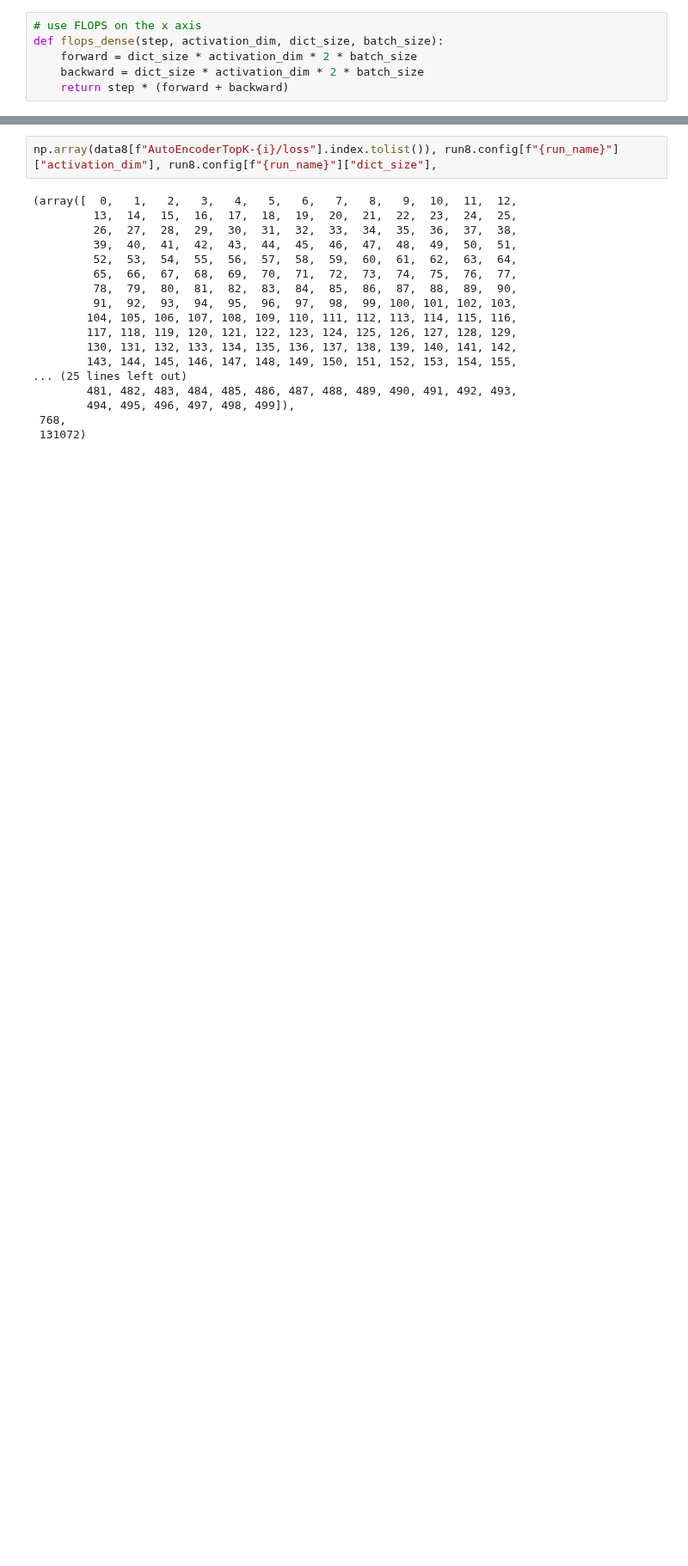
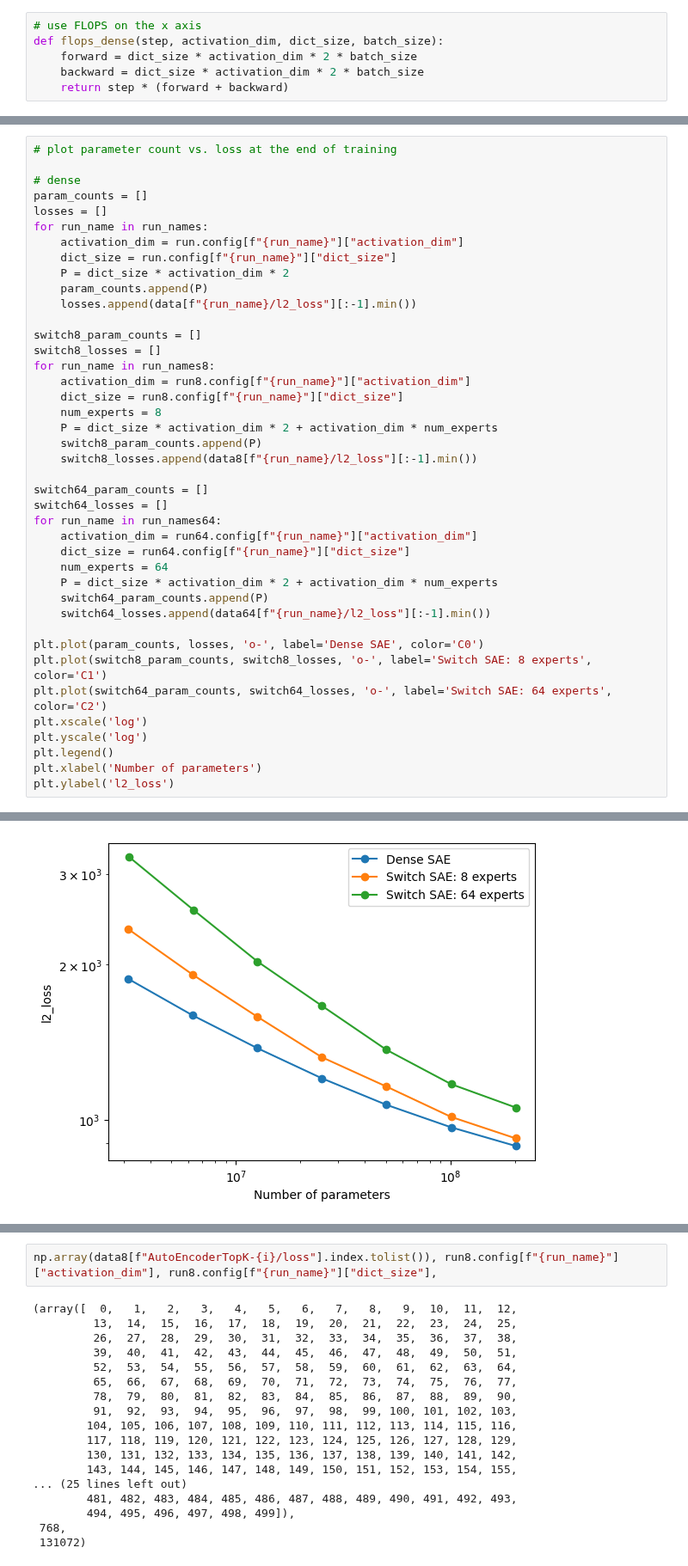
Before and after one commit to amudide/switch_sae, a Jupyter notebook: scaling_laws/attempt0/plot.ipynb, the cells around one changed output, grey strips where cells are left out. Shown at 86% size. Drawn from its saved outputs; the diff is of its cells as text; blank space fills up the shorter version.

```diff
--- a/scaling_laws/attempt0/plot.ipynb
+++ b/scaling_laws/attempt0/plot.ipynb
@@ -115,0 +141,42 @@ KeyError: 'AutoEncoderTopK-0/loss'
+# %%
+# plot parameter count vs. loss at the end of training
+
+# dense
+param_counts = []
+losses = []
+for run_name in run_names:
+    activation_dim = run.config[f"{run_name}"]["activation_dim"]
+    dict_size = run.config[f"{run_name}"]["dict_size"]
+    P = dict_size * activation_dim * 2
+    param_counts.append(P)
+    losses.append(data[f"{run_name}/l2_loss"][:-1].min())
+
+switch8_param_counts = []
+switch8_losses = []
+for run_name in run_names8:
+    activation_dim = run8.config[f"{run_name}"]["activation_dim"]
+    dict_size = run8.config[f"{run_name}"]["dict_size"]
+    num_experts = 8
+    P = dict_size * activation_dim * 2 + activation_dim * num_experts
+    switch8_param_counts.append(P)
+    switch8_losses.append(data8[f"{run_name}/l2_loss"][:-1].min())
+
+switch64_param_counts = []
+switch64_losses = []
+for run_name in run_names64:
+    activation_dim = run64.config[f"{run_name}"]["activation_dim"]
+    dict_size = run64.config[f"{run_name}"]["dict_size"]
+    num_experts = 64
+    P = dict_size * activation_dim * 2 + activation_dim * num_experts
+    switch64_param_counts.append(P)
+    switch64_losses.append(data64[f"{run_name}/l2_loss"][:-1].min())
+
+plt.plot(param_counts, losses, 'o-', label='Dense SAE', color='C0')
+plt.plot(switch8_param_counts, switch8_losses, 'o-', label='Switch SAE: 8 experts', color='C1')
+plt.plot(switch64_param_counts, switch64_losses, 'o-', label='Switch SAE: 64 experts', color='C2')
+plt.xscale('log')
+plt.yscale('log')
+plt.legend()
+plt.xlabel('Number of parameters')
+plt.ylabel('l2_loss')
+# %% [output]
@@ -115,0 +184 @@ KeyError: 'AutoEncoderTopK-0/loss'
+[figure, added]
```
Also changed, not shown: parts of 14 cells of this notebook.
